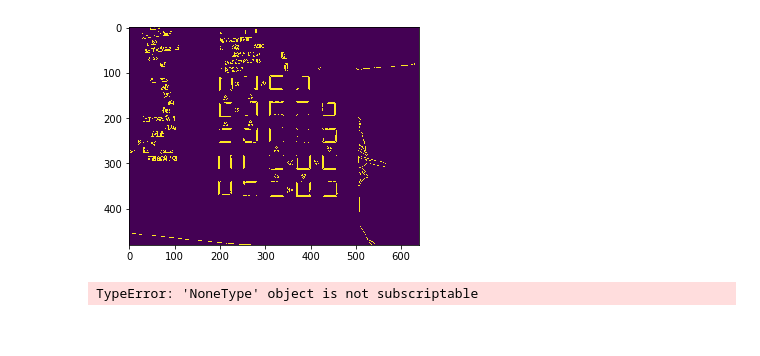
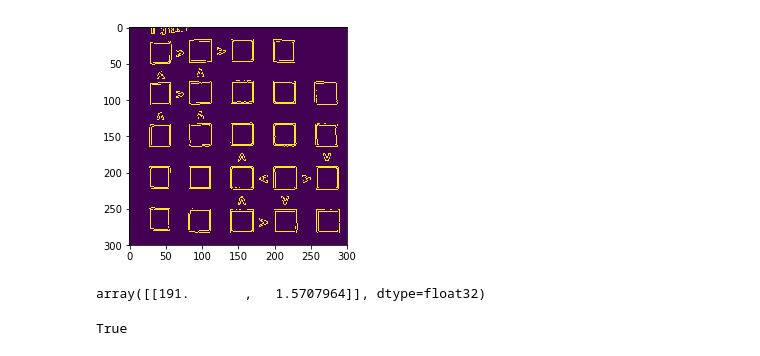
Before and after one commit to sam-watts/futoshiki-solver, a Jupyter notebook: futopyshi/Untitled.ipynb, the cells around one changed output. Drawn from its saved outputs; the diff is of its cells as text; code cells hidden in the pictures.

Commit message:
add func for processing single image
trial working with images of inequalities, some success if matched against a likely character base for the inverted ones

```diff
--- a/futopyshi/Untitled.ipynb
+++ b/futopyshi/Untitled.ipynb
@@ -4,9 +5,18 @@ import numpy as np
 # %%
-img = cv2.imread('data/capture_sample.jpg')
+img = cv2.imread('data/img_cropped.png')
 gray = cv2.cvtColor(img,cv2.COLOR_BGR2GRAY)
-edges = cv2.Canny(gray,200,60,apertureSize = 3)
+
+kernel_size = 5
+blur_gray = cv2.GaussianBlur(gray,(kernel_size, kernel_size),20,20)
+
+low_threshold = 50
+high_threshold = 200
+# edges = cv2.Canny(blur_gray, low_threshold, high_threshold)
+
+edges = cv2.Canny(gray,low_threshold,high_threshold,apertureSize = 3)
+# _, edges = cv2.threshold(gray, 250, 250, cv2.THRESH_OTSU)
 plt.imshow(edges)
 
-lines = cv2.HoughLines(edges,1,np.pi/180,200)
+lines = cv2.HoughLines(edges,1,np.pi/180,82)
 # %% [output]
-[figure, old version]
+[figure, new version]
@@ -15,5 +23,10 @@ lines
+# %%
+lines[1]  # rho, and theta
+# %% [output]
+array([[191.       ,   1.5707964]], dtype=float32)
 # %%
-for rho,theta in lines[0]:
+for line in lines:
+    rho, theta = line[0][0], line[0][1]
     a = np.cos(theta)
     b = np.sin(theta)
     x0 = a*rho
@@ -23,8 +36,8 @@ for rho,theta in lines[0]:
     x2 = int(x0 - 1000*(-b))
     y2 = int(y0 - 1000*(a))
 
-    cv2.line(img,(x1,y1),(x2,y2),(0,0,255),2)
+    cv2.line(img,(x1,y1),(x2,y2),(0,0,255),1)
 
 cv2.imwrite('houghlines3.jpg',img)
 # %% [output]
-TypeError: 'NoneType' object is not subscriptable
+True
```
Also changed, not shown: parts of 21 cells of this notebook, 4 other files.
